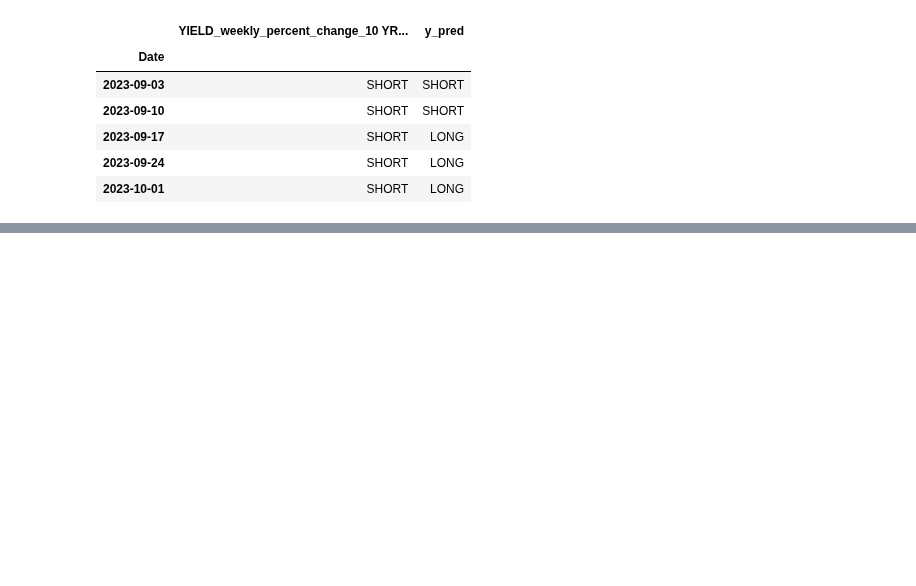
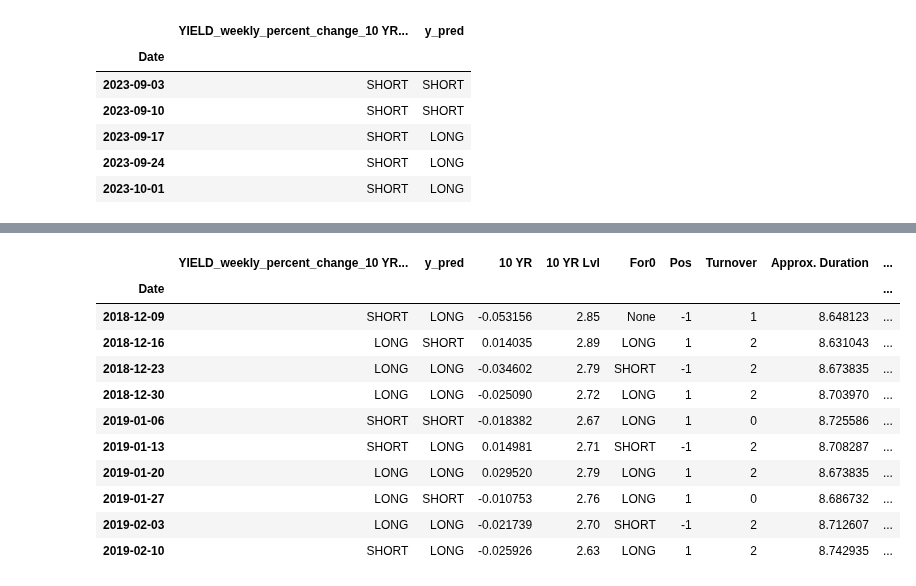
Before and after one commit to thestockman27/Fixed-Income-Dashboards, a Jupyter notebook: Model Forecast script.ipynb, the cells around one changed output, grey strips where cells are left out. Cells and saved outputs as stored; diff of their text form; code cells hidden in the pictures; blank space fills up the shorter version.

```diff
--- a/Model Forecast script.ipynb
+++ b/Model Forecast script.ipynb
@@ -141,0 +156,3 @@ perf_data.tail()
+# %%
+perf_data['y_pred'][-5:] = new_preds
+perf_data.tail()
@@ -141,0 +214,18 @@ perf_data.tail()
+# %%
+perf_data['cumulative_ret'] = (perf_data['trade ret'] +1).cumprod()
+perf_data['static_long_ret'] = (perf_data['ret'] + 1).cumprod()
+perf_data['static_short_ret'] = (perf_data['ret']*-1 + 1).cumprod()
+perf_data.head(10)
+# %% [output]
+|  | YIELD_weekly_percent_change_10 YR... | y_pred | 10 YR | 10 YR Lvl | For0 | Pos | Turnover | Approx. Duration | ... |
+| Date |  |  |  |  |  |  |  |  | ... |
+| 2018-12-09 | SHORT | LONG | -0.053156 | 2.85 | None | -1 | 1 | 8.648123 | ... |
+| 2018-12-16 | LONG | SHORT | 0.014035 | 2.89 | LONG | 1 | 2 | 8.631043 | ... |
+| 2018-12-23 | LONG | LONG | -0.034602 | 2.79 | SHORT | -1 | 2 | 8.673835 | ... |
+| 2018-12-30 | LONG | LONG | -0.025090 | 2.72 | LONG | 1 | 2 | 8.703970 | ... |
+| 2019-01-06 | SHORT | SHORT | -0.018382 | 2.67 | LONG | 1 | 0 | 8.725586 | ... |
+| 2019-01-13 | SHORT | LONG | 0.014981 | 2.71 | SHORT | -1 | 2 | 8.708287 | ... |
+| 2019-01-20 | LONG | LONG | 0.029520 | 2.79 | LONG | 1 | 2 | 8.673835 | ... |
+| 2019-01-27 | LONG | SHORT | -0.010753 | 2.76 | LONG | 1 | 0 | 8.686732 | ... |
+| 2019-02-03 | LONG | LONG | -0.021739 | 2.70 | SHORT | -1 | 2 | 8.712607 | ... |
+| 2019-02-10 | SHORT | LONG | -0.025926 | 2.63 | LONG | 1 | 2 | 8.742935 | ... |
```
Also changed, not shown: parts of 11 cells of this notebook, 3 other files.
